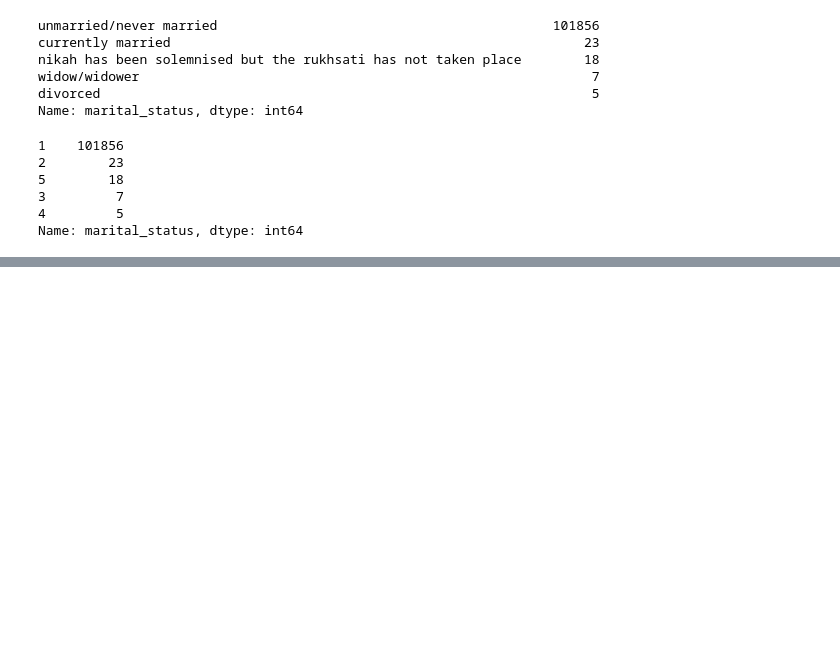
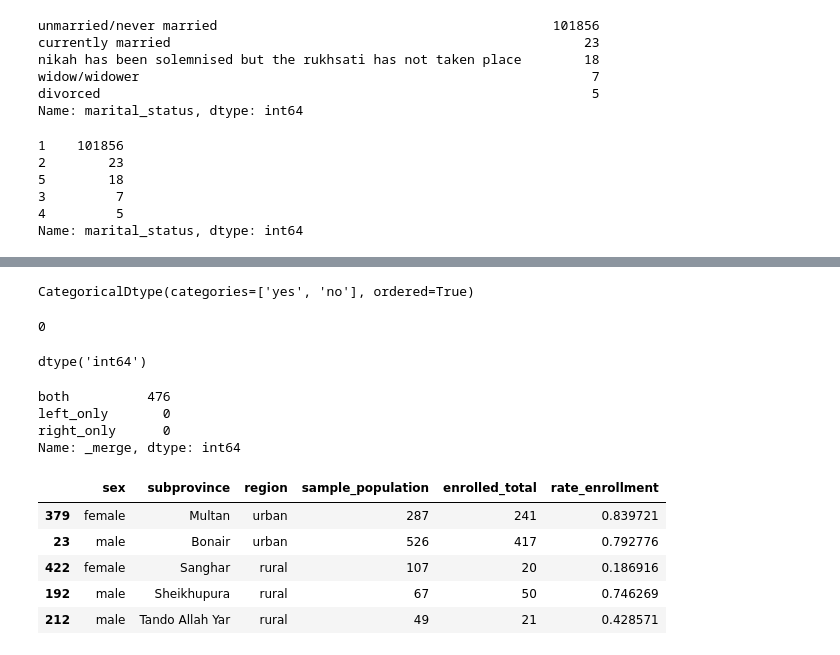
Before and after one commit to preetkhowaja/taliban_impact_pakistan, a Jupyter notebook: 10_data_cleaning/PSLM-1516.ipynb, the cells around one changed output, grey strips where cells are left out. Saved outputs shown, nothing was run; the diff lists cells and outputs as text; code cells hidden in the pictures; blank space fills up the shorter version.

Commit message:
aggregated data for 2015-2016

```diff
--- a/10_data_cleaning/PSLM-1516.ipynb
+++ b/10_data_cleaning/PSLM-1516.ipynb
@@ -44,3 +48,5 @@ C_relevant = data_1516[
+# %%
+C_relevant['currently_enrolled'] = C_relevant['currently_enrolled'].fillna('no')
 # %%
 # reading roster data
 roster_data = pd.read_stata('/Users/preetkhowaja/Documents/midssp2022/unifying/uds-2022-ids-701-team-3/00_source_data/1516_sec_roster.dta')
@@ -228,0 +245,5 @@ years15_16_.to_csv('/Users/preetkhowaja/Documents/midssp2022/unifying/uds-2022-i
+# %%
+# PRE-PROCESSING FOR DIFF-IN-DIFF DATA
+# convert currently_enrolled from string to integer
+years15_16_["currently_enrolled"].replace("yes", 1, inplace=True)
+years15_16_["currently_enrolled"].replace("no", 0, inplace=True)
@@ -228,0 +256,54 @@ years15_16_.to_csv('/Users/preetkhowaja/Documents/midssp2022/unifying/uds-2022-i
+# %%
+years15_16_.currently_enrolled.dtype
+# %% [output]
+CategoricalDtype(categories=['yes', 'no'], ordered=True)
+# %%
+years15_16_.currently_enrolled.isna().sum()
+# %% [output]
+0
+# %%
+years15_16_['currently_enrolled'] = years15_16_['currently_enrolled'].astype({'currently_enrolled' : 'int'})
+# %%
+years15_16_.currently_enrolled.dtype
+# %% [output]
+dtype('int64')
+# %%
+#check region for anomalies
+# years19_20_.region.value_counts()
+# years19_20_["region"].replace(3, "urban", inplace=True)
+# aggregate dataset for sample population
+df_grp_1 = years15_16_.groupby(["sex","subprovince","region"])["currently_enrolled"].count().reset_index()
+# aggregate dataset for enrollment total
+df_grp_2 = years15_16_.groupby(["sex","subprovince","region"])["currently_enrolled"].sum().reset_index()
+# merge data set
+df_grp_merge = pd.merge(df_grp_1, df_grp_2, on=["sex","subprovince","region"], indicator=True)
+# check merge
+df_grp_merge._merge.value_counts()
+# %% [output]
+both          476
+left_only       0
+right_only      0
+Name: _merge, dtype: int64
+# %%
+# Code Cell 2:
+# compute enrollment_rate
+df_grp_merge["rate_enrollment"] = (
+    df_grp_merge["currently_enrolled_y"] / df_grp_merge["currently_enrolled_x"]
+)
+# rename columns
+df_grp_merge = df_grp_merge.rename(
+    columns={
+        "currently_enrolled_x": "sample_population",
+        "currently_enrolled_y": "enrolled_total",
+    }
+)
+# drop "_merge" column
+df_grp_merge.drop(["_merge"], axis=1, inplace=True)
+df_grp_merge.sample(5)
+# %% [output]
+|  | sex | subprovince | region | sample_population | enrolled_total | rate_enrollment |
+| 379 | female | Multan | urban | 287 | 241 | 0.839721 |
+| 23 | male | Bonair | urban | 526 | 417 | 0.792776 |
+| 422 | female | Sanghar | rural | 107 | 20 | 0.186916 |
+| 192 | male | Sheikhupura | rural | 67 | 50 | 0.746269 |
+| 212 | male | Tando Allah Yar | rural | 49 | 21 | 0.428571 |
```
Also changed, not shown: parts of 12 cells of this notebook, 2 other files.
